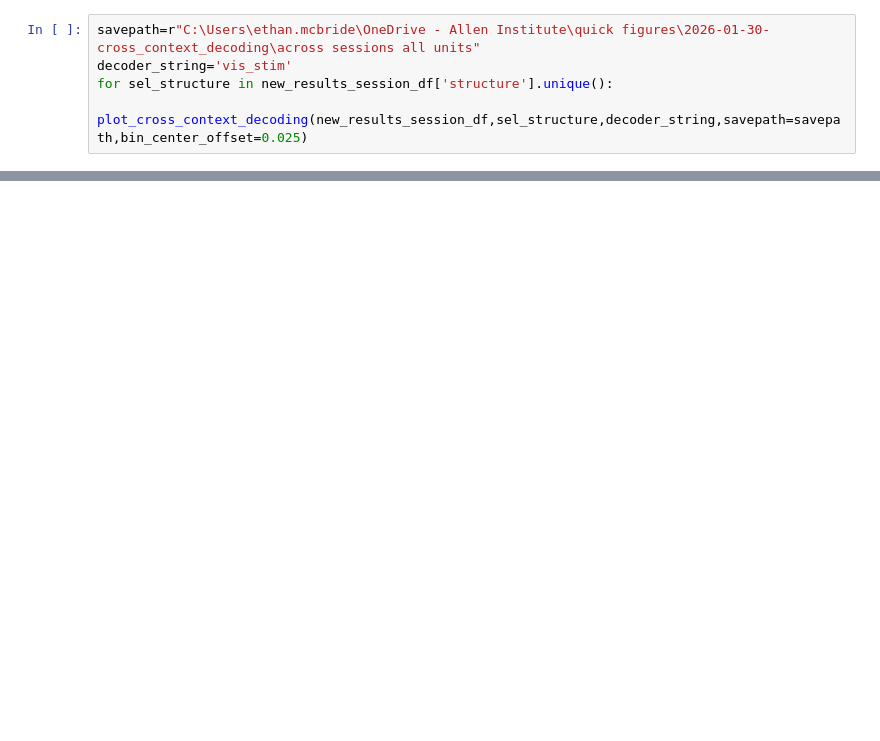
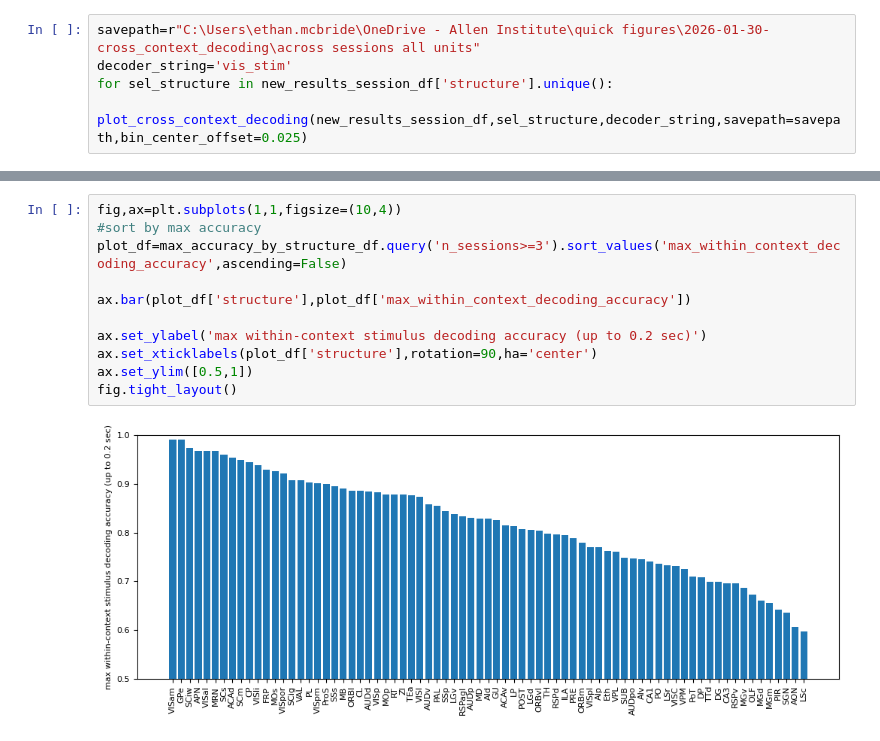
Before and after one commit to AllenInstitute/dynamic_routing_analysis, a Jupyter notebook: notebooks/cross_context_decoding.ipynb, the cells around one changed output, grey strips where cells are left out. Saved outputs shown, nothing was run; the diff lists cells and outputs as text; blank space fills up the shorter version.

```diff
--- a/notebooks/cross_context_decoding.ipynb
+++ b/notebooks/cross_context_decoding.ipynb
@@ -413,0 +492,13 @@ for sel_structure in new_results_session_df['structure'].unique():
+# %%
+fig,ax=plt.subplots(1,1,figsize=(10,4))
+#sort by max accuracy
+plot_df=max_accuracy_by_structure_df.query('n_sessions>=3').sort_values('max_within_context_decoding_accuracy',ascending=False)
+
+ax.bar(plot_df['structure'],plot_df['max_within_context_decoding_accuracy'])
+
+ax.set_ylabel('max within-context stimulus decoding accuracy (up to 0.2 sec)')
+ax.set_xticklabels(plot_df['structure'],rotation=90,ha='center')
+ax.set_ylim([0.5,1])
+fig.tight_layout()
+# %% [output]
+[figure, added]
```
Also changed, not shown: parts of 42 cells of this notebook, 8 other files.
